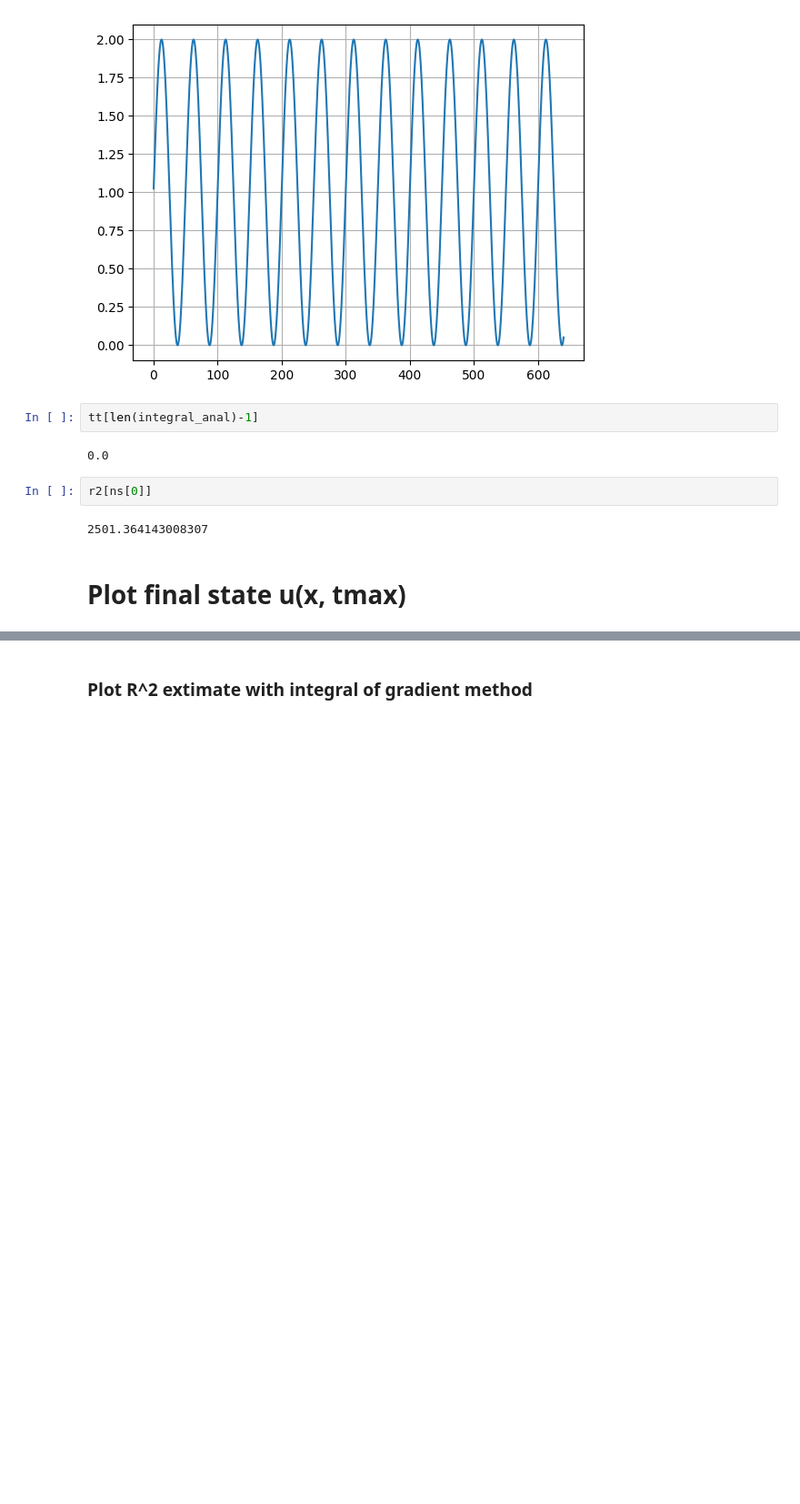
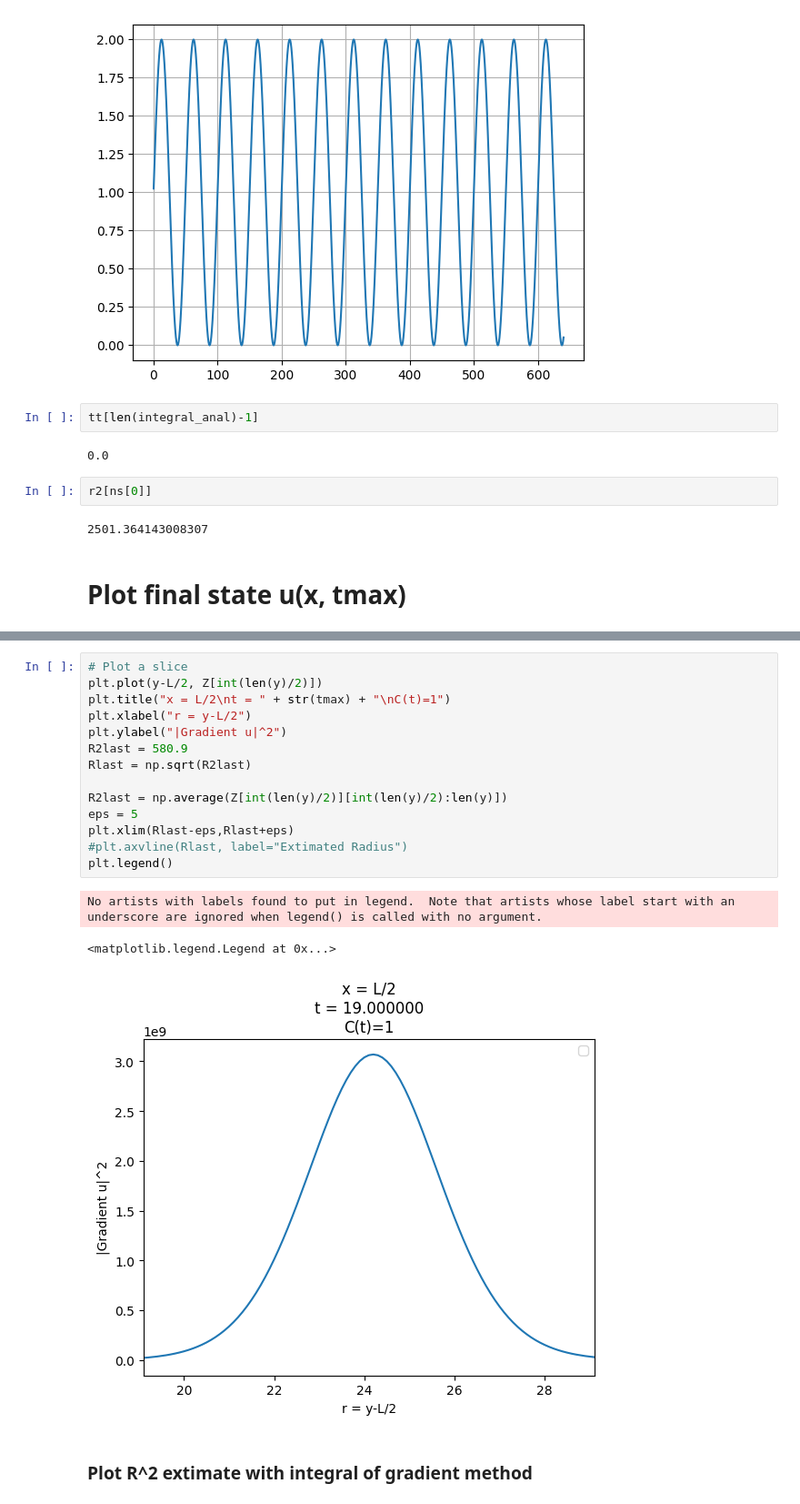
Before and after one commit to suanno/stage2, a Jupyter notebook: codes_tdgl/2D/plot/circular_front.ipynb, the cells around one changed output, grey strips where cells are left out. Shown at 91% size. Cells and saved outputs as stored; diff of their text form; blank space fills up the shorter version.

```diff
--- a/codes_tdgl/2D/plot/circular_front.ipynb
+++ b/codes_tdgl/2D/plot/circular_front.ipynb
@@ -173,3 +174,21 @@ Text(0.5, 1.0, '$\\sqrt{(\\partial_x u)^2 + (\\partial_y u)^2}$\nt = 5.000000')
+# %%
+# Plot a slice
+plt.plot(y-L/2, Z[int(len(y)/2)])
+plt.title("x = L/2\nt = " + str(tmax) + "\nC(t)=1")
+plt.xlabel("r = y-L/2")
+plt.ylabel("|Gradient u|^2")
+R2last = 580.9
+Rlast = np.sqrt(R2last)
+
+R2last = np.average(Z[int(len(y)/2)][int(len(y)/2):len(y)])
+eps = 5
+plt.xlim(Rlast-eps,Rlast+eps)
+#plt.axvline(Rlast, label="Extimated Radius")
+plt.legend()
+# %% [output]
+No artists with labels found to put in legend.  Note that artists whose label start with an underscore are ignored when legend() is called with no argument.
+<matplotlib.legend.Legend at 0x...>
+[figure, added]
 # %% [markdown]
 ### Plot R^2 extimate with integral of gradient method
 # %%
```
Also changed, not shown: parts of 7 cells of this notebook, 13 other files.
